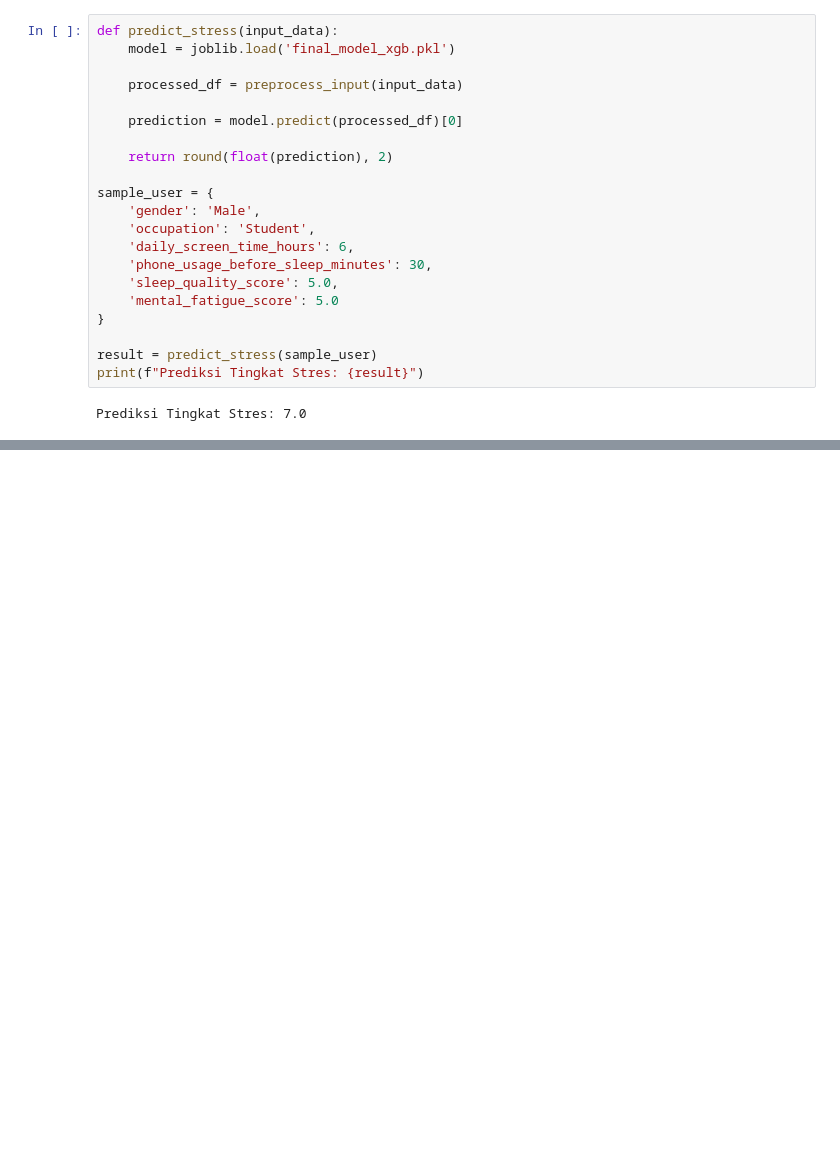
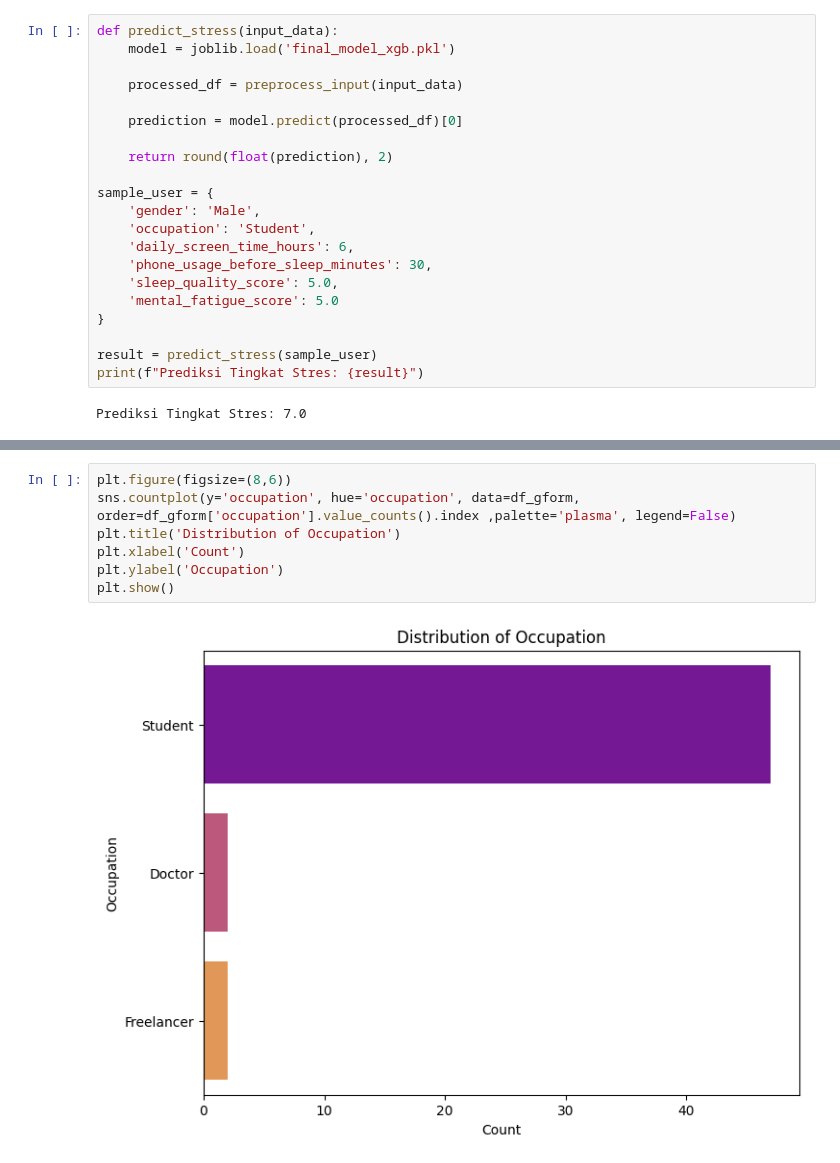
Before and after one commit to fatihpossumah/prediksi-stress-level, a Jupyter notebook: Sleep_Mobile_Stress.ipynb, the cells around one changed output, grey strips where cells are left out. Cells and saved outputs as stored; diff of their text form; blank space fills up the shorter version.

```diff
--- a/Sleep_Mobile_Stress.ipynb
+++ b/Sleep_Mobile_Stress.ipynb
@@ -707,0 +890,9 @@ Prediksi Tingkat Stres: 7.0
+# %%
+plt.figure(figsize=(8,6))
+sns.countplot(y='occupation', hue='occupation', data=df_gform, order=df_gform['occupation'].value_counts().index ,palette='plasma', legend=False)
+plt.title('Distribution of Occupation')
+plt.xlabel('Count')
+plt.ylabel('Occupation')
+plt.show()
+# %% [output]
+[figure, added]
```
Also changed, not shown: parts of 45 cells of this notebook.
